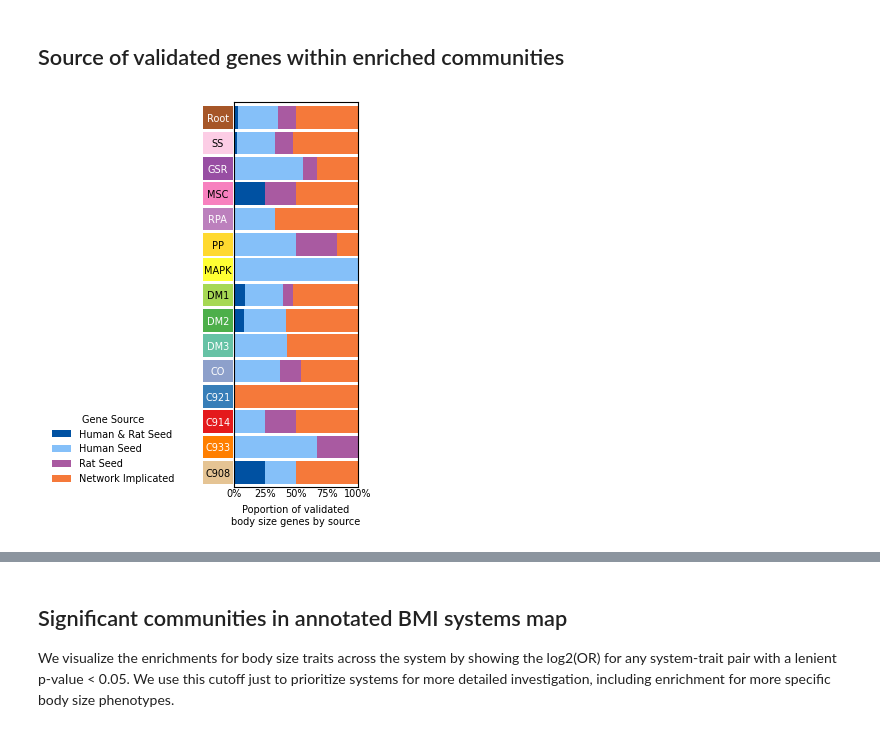
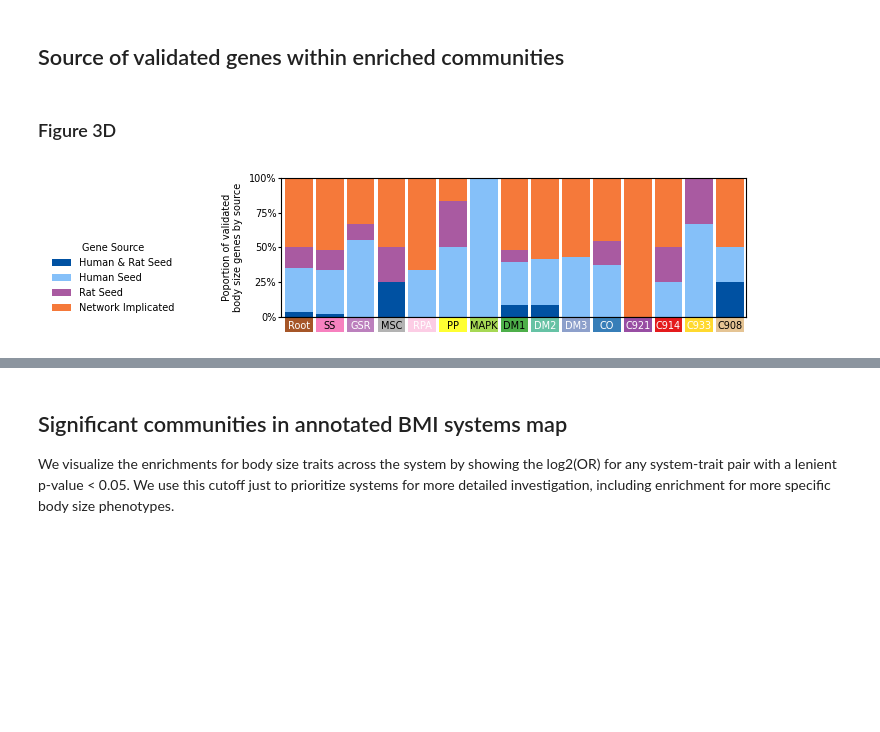
Before and after one commit to sarah-n-wright/CrossSpeciesBMI, a Jupyter notebook: Notebooks/2_Rat_Human_BMI_Systems_Map.ipynb, the cells around one changed output, grey strips where cells are left out. Cells and saved outputs as stored; diff of their text form; code cells hidden in the pictures; blank space fills up the shorter version.

Commit message:
Updated N1 and N2, and figures

```diff
--- a/Notebooks/2_Rat_Human_BMI_Systems_Map.ipynb
+++ b/Notebooks/2_Rat_Human_BMI_Systems_Map.ipynb
@@ -399,6 +410,6 @@ annotated_systems
 # %%
-# get color palette
+# create a color palette for the body size enriched communities
 my_palette = sns.color_palette("Set1").as_hex()[0:8] + [sns.color_palette("Set2").as_hex()[i] for i in [0, 2, 4,5,6]] + [sns.color_palette("Set3").as_hex()[i] for i in [9, 7, 3]] + [sns.color_palette("Set2").as_hex()[7]]
 
-my_palette = [my_palette[i] for i in [ 12, 6, 0, 15, 4, 11, 5, 10, 2, 8, 9,1, 3, 13, 14, 7, 16]]
-sns.color_palette(my_palette)
+my_palette = [my_palette[i] for i in [ 12, 6, 0, 4, 11, 5, 10, 2, 8, 9,1, 3, 13, 14, 7, 16]]
+#sns.color_palette(my_palette)
@@ -423,6 +416,6 @@ sns.color_palette(my_palette)
 # %%
 abbreviations = {"C877": "Root", "C889": "PP", "C917": "MAPK", "C882":"DM1", "C886": "DM2", "C900": "DM3", "C880": "CO",
                 "C894": "GSR", "C909":"RPA", "C879":"SS", "C907": "MSC", "C921":"C921", "C914":"C914", "C933":"C933",
-                "C908": "C908", "C906":"C906"}
+                "C908": "C908"}
 # %%
 comm_results_body_size["abbr"] = comm_results_body_size.apply(lambda x: abbreviations[x["name"]] if (x["name"] in abbreviations) and
@@ -431,8 +432,8 @@ comm_results_body_size["abbr"] = comm_results_body_size.apply(lambda x: abbrevia
 # %%
 fg = sns.relplot(data=comm_results_body_size, x="OR", y="-log10p", col="description", hue="abbr",
-               hue_order=["C908","Root","C914","C906","C933","PP","MAPK","DM1", "DM2", "DM3","CO","C921","GSR",
-               "RPA","SS","MSC", "Other"],
-               legend="brief", palette=my_palette, col_wrap=2, height=4, s=30, facet_kws={"despine":False})
+                hue_order=["C908","Root","C914","C933","PP","MAPK","DM1", "DM2", "DM3","CO","C921","GSR",
+                "RPA","SS","MSC", "Other"],
+                legend="brief", palette=my_palette, col_wrap=2, height=4, s=30, facet_kws={"despine":False})
 fg.set_titles(col_template="")
 axs = fg.axes
 plt.xscale("log")
@@ -489,5 +488 @@ sig_communities = ["C877", "C879", "C894", "C907", "C909", "C889", "C917", "C882
-# %%
-abbreviations = {"C877": "Root", "C889": "PP", "C917": "MAPK", "C882":"DM1", "C886": "DM2", "C900": "DM3", "C880": "CO",
-                "C894": "GSR", "C909":"RPA", "C879":"SS", "C907": "MSC", "C921":"C921", "C914":"C914", "C933":"C933",
-                "C908": "C908", "C906":"C906"}
 # %%
@@ -502,41 +499,43 @@ stack = stack.sort_values(by="sum", ascending=True)
 plot_order =list(stack.index.drop("C877")) + ["C877"]
 stack = stack.loc[plot_order]
 stack = stack.loc[:, ("Both", "Human", "Rat", "Network", "sum")]
+# %% [markdown]
+### Figure 3D
 # %%
-color_map = {"Both":"#0051a2", "Human":"#85c0f9", "Rat":"#a95aa1","Network":"#f5793a"}
-_, (ax2, ax1) = plt.subplots(nrows=1, ncols=2, figsize=(2, 5), sharey=True,
-                             gridspec_kw={'width_ratios':(0.2, 0.8), 'wspace':0})
+# create a stacked bar plot showing the network sources of validated community genes
+_, (ax1, ax2) = plt.subplots(nrows=2, ncols=1, figsize=(6, 2), sharex=True,
+                            gridspec_kw={'height_ratios':(0.9, 0.1), 'hspace':0})
 plot_data = stack
 for col in ["Both", "Human", "Rat", "Network"]:
     plot_data[col] = plot_data[col] / plot_data["sum"]
 plot_data["sum"] = 1
 plt.sca(ax1)
-plot_data[plot_data.index.isin(sig_communities)].drop(columns="sum").loc[sig_communities].plot(kind='barh', stacked=True, ax=ax1, color=color_map, width=0.9)
-#annotated_systems.loc[stack[stack.index.isin(annotated_systems.index)].index].annotation.values
-ax1.set_xticks([0, 0.25, 0.5, 0.75, 1], labels=["0%", "25%", "50%","75%", "100%"], fontsize=7)
-ax1.legend(fontsize=7, frameon=False, title="Gene Source", title_fontsize=7, loc=(-1.5, 0), labels=["Human & Rat Seed", "Human Seed", "Rat Seed", "Network Implicated"])
-ax1.set_xlabel("Poportion of validated\nbody size genes by source", fontsize=7)
-_ = ax1.set_ylabel("             BMI Systems Map Communities", rotation=0, ha="left", y=1, fontweight="bold", fontsize=7)
-ax1.set_xlim((0,1))
-ax1.tick_params(pad=1, length=0, labelsize=7)
+color_map={"Human":'#85c0f9', "Rat":'#a95aa1', "Network":"#f5793a", "Both": "#0051a2"}
+plot_data[plot_data.index.isin(sig_communities[::-1])].drop(columns="sum").loc[sig_communities[::-1]].plot(kind='bar', stacked=True, ax=ax1, color=color_map, width=0.9)
+
+ax1.set_yticks([0, 0.25, 0.5, 0.75, 1], labels=["0%", "25%", "50%","75%", "100%"], fontsize=7)
+ax1.legend(fontsize=7, frameon=False, title="Gene Source", title_fontsize=7, loc=(-0.5, 0), labels=["Human & Rat Seed", "Human Seed", "Rat Seed", "Network Implicated"])
+ax1.set_ylabel("Poportion of validated\nbody size genes by source", fontsize=7)
+_ = ax1.set_xlabel("             BMI Systems Map Communities", rotation=0, ha="left", y=1, fontweight="bold", fontsize=7)
+ax1.set_ylim((0,1))
+ax1.tick_params(pad=1, length=2, labelsize=7)
 # Make annotation bar
 plt.sca(ax2)
 hue_order = ["C908","Root","C914","C906","C933","PP","MAPK","DM1", "DM2", "DM3","CO","C921","GSR",
-               "RPA","SS","MSC", "Other"]
-color_idx = [hue_order.index(abbreviations[lab]) for lab in sig_communities]
-plt.barh(y=[i for i in range(15)], width=1,height=0.9, color= [my_palette[i] for i in color_idx])
+            "RPA","SS","MSC", "Other"]
+color_idx = [hue_order.index(abbreviations[lab]) for lab in sig_communities[::-1]]
+plt.bar(x=[i for i in range(15)], height=1,width=0.9, color= [my_palette[i] for i in color_idx])
 ax2.tick_params(length=0)
-ax2.spines[["right", "top", 'bottom', 'left']].set_visible(False)
-ax2.set_xticks([])
-for i, lab in enumerate(sig_communities):
+ax2.spines[["right", 'bottom', 'left']].set_visible(False)
+ax2.set_yticks([])
+for i, lab in enumerate(sig_communities[::-1]):
     if abbreviations[lab] in ["PP", "MAPK", "C908", "SS", "MSC", "DM1"]:
         label_color="black"
     else:
         label_color="white"
-    ax2.annotate(abbreviations[lab], xy=(0.5, i-0.15), fontsize=7, color=label_color, ha='center')
-#_ = ax1.set_yticklabels(labels=[annotated_systems.loc[comm, "annotation"] if comm in annotated_systems.index else "U/A" for comm in sig_communities], fontsize=7)
-_ =ax1.set_yticklabels([])
-plt.ylim(-0.6, 14.6)
-plt.savefig("/cellar/users/snwright/Data/Transfer/rat/UpdatedFigures/resub_vertical_100_validation.png", dpi=600, bbox_inches="tight")
+    ax2.annotate(abbreviations[lab], xy=(i, 0.2), fontsize=7, color=label_color, ha='center')
+_ = ax1.set_xticklabels([])
+plt.xlim(-0.6, 14.5)
+plt.savefig(FIGDIR + "3d_validation_stacked_bar.png", dpi=600, bbox_inches="tight")
 # %% [output]
-[figure, old version]
+[figure, new version]
```
Also changed, not shown: parts of 62 cells of this notebook, 10 other files.
